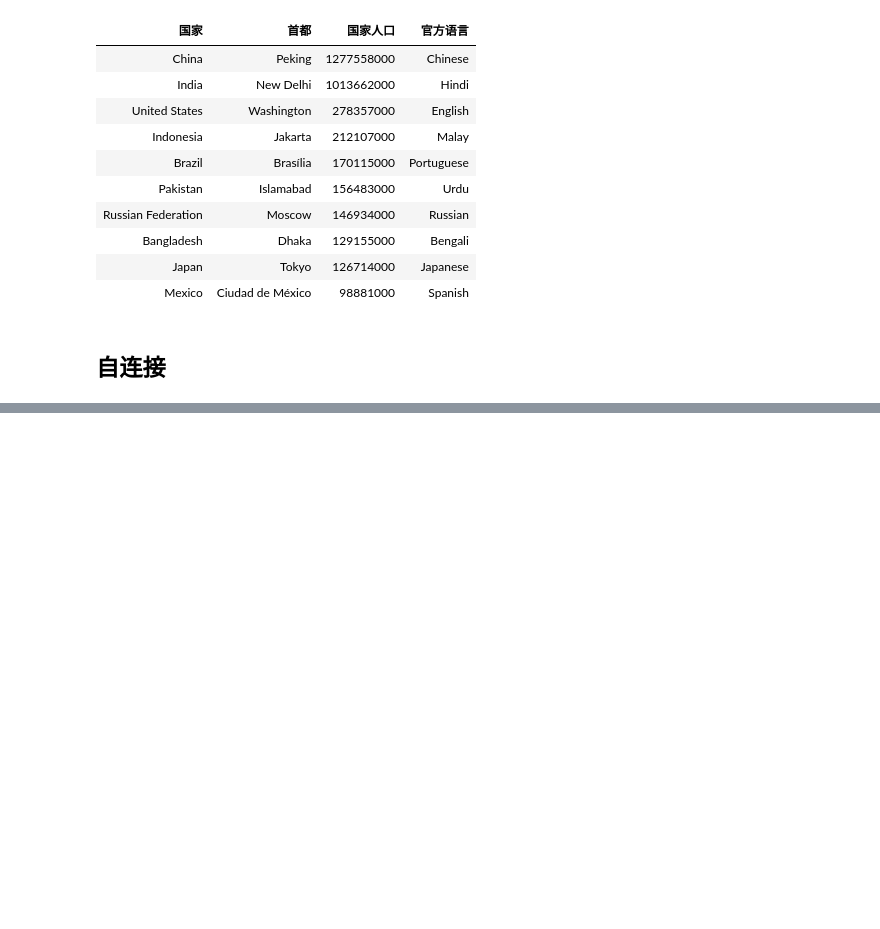
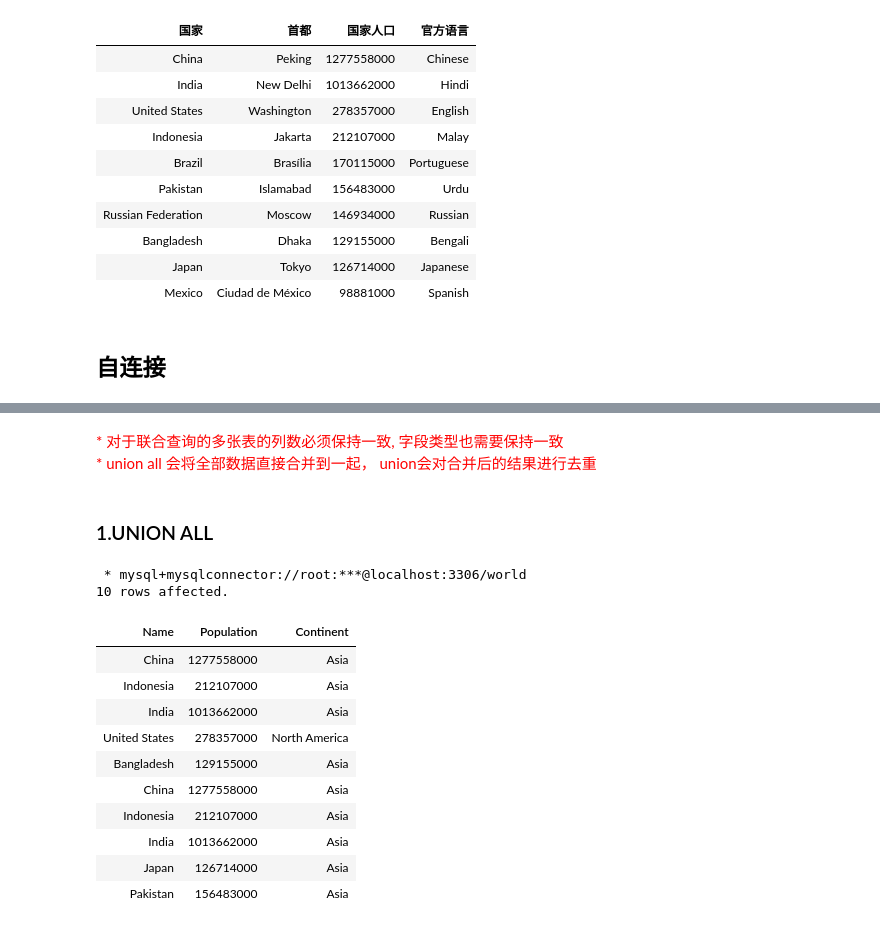
Before and after one commit to Rookie-CS/SQL, a Jupyter notebook: 37-50.基础-多表查询.ipynb, the cells around one changed output, grey strips where cells are left out. Saved outputs shown, nothing was run; the diff lists cells and outputs as text; code cells hidden in the pictures; blank space fills up the shorter version.

```diff
--- a/37-50.基础-多表查询.ipynb
+++ b/37-50.基础-多表查询.ipynb
@@ -171,0 +179,26 @@ LIMIT
+# %% [markdown]
+<div style="color:red" />
+* 对于联合查询的多张表的列数必须保持一致, 字段类型也需要保持一致<br>
+* union all 会将全部数据直接合并到一起， union会对合并后的结果进行去重
+</div>
+# %% [markdown]
+### 1.UNION ALL
+# %%
+%%sql
+SELECT Name, Population, Continent FROM country WHERE Population > 200000000
+UNION ALL
+SELECT Name, Population, Continent FROM country WHERE Continent = 'Asia' AND  Population > 100000000 LIMIT 15;
+# %% [output]
+ * mysql+mysqlconnector://root:***@localhost:3306/world
+10 rows affected.
+| Name | Population | Continent |
+| China | 1277558000 | Asia |
+| Indonesia | 212107000 | Asia |
+| India | 1013662000 | Asia |
+| United States | 278357000 | North America |
+| Bangladesh | 129155000 | Asia |
+| China | 1277558000 | Asia |
+| Indonesia | 212107000 | Asia |
+| India | 1013662000 | Asia |
+| Japan | 126714000 | Asia |
+| Pakistan | 156483000 | Asia |
```
Also changed, not shown: parts of 27 cells of this notebook, 3 other files.
